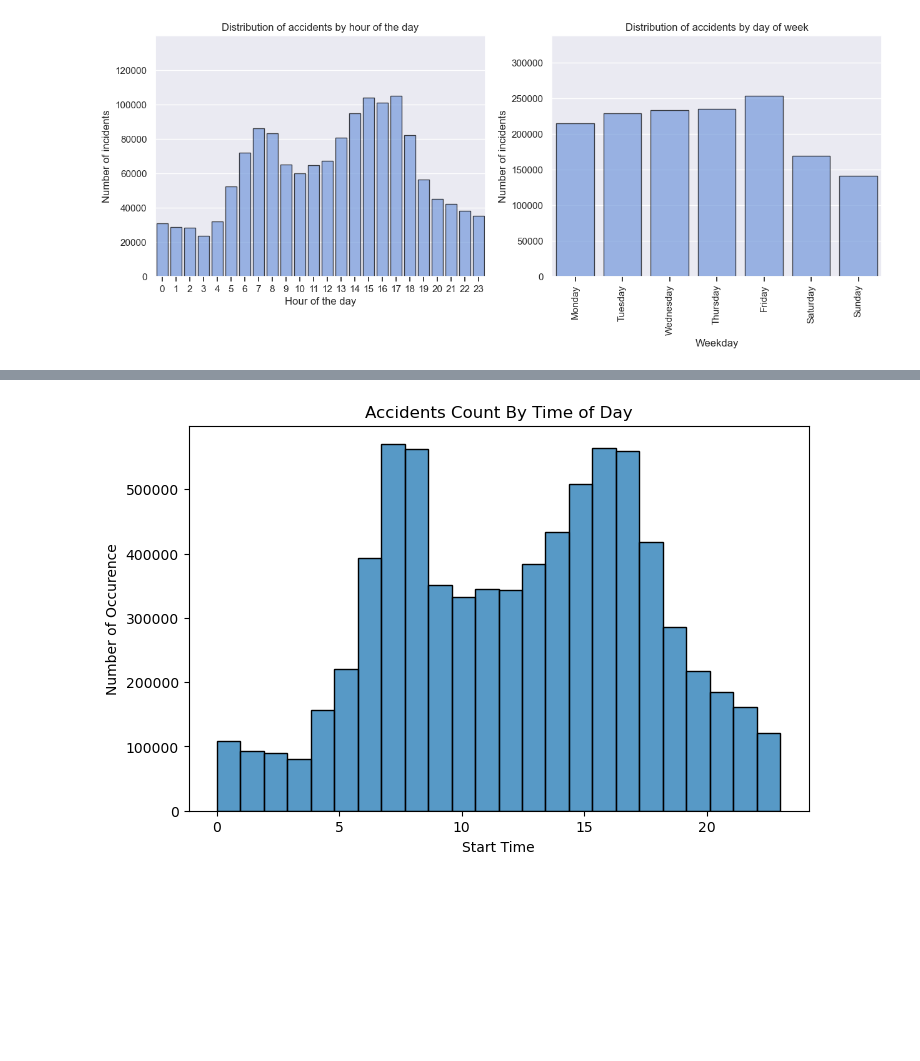
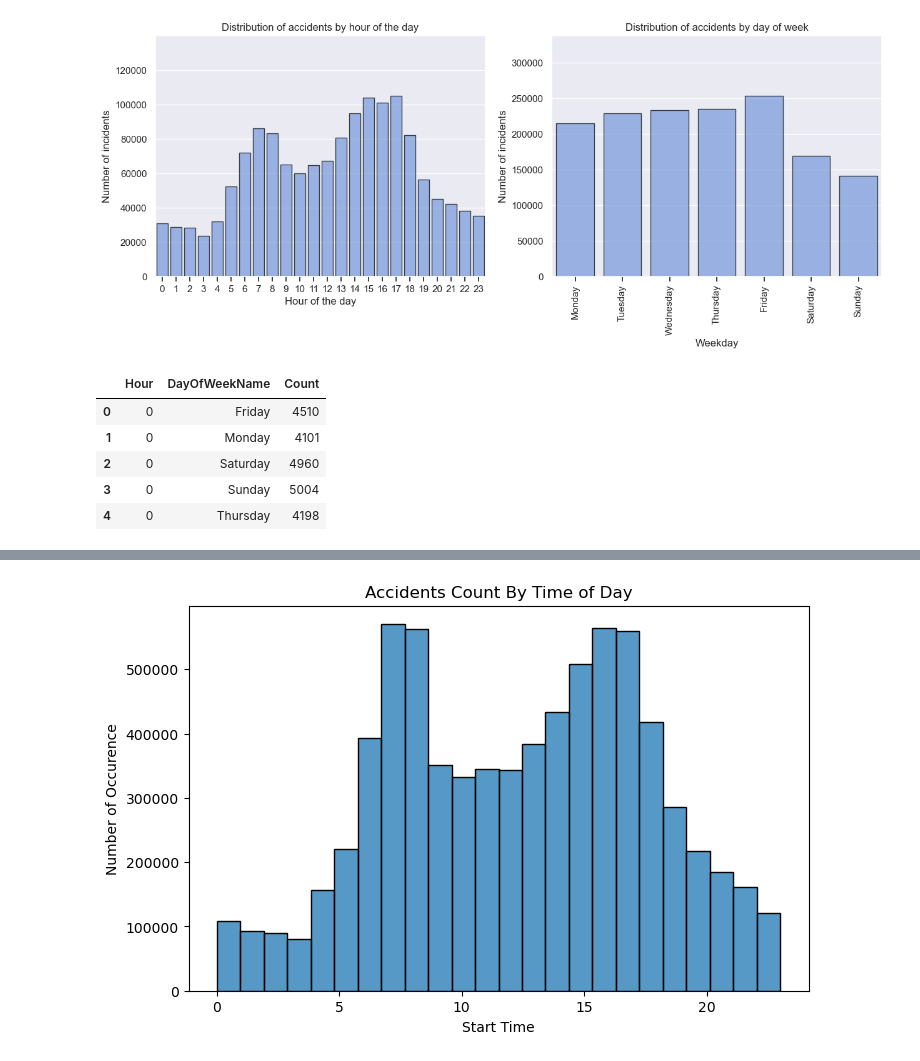
Before and after one commit to MKorona1/social_data_final_project, a Jupyter notebook: final_notebook/explainer_notebook.ipynb, the cells around one changed output, grey strips where cells are left out. Drawn from its saved outputs; the diff is of its cells as text; code cells hidden in the pictures; blank space fills up the shorter version.

```diff
--- a/final_notebook/explainer_notebook.ipynb
+++ b/final_notebook/explainer_notebook.ipynb
@@ -377,3 +389,13 @@ ax.set_title("Distribution of accidents by day of week")
 plt.show()
 # %% [output]
 [figure]
+# %%
+grouped_data = df_cal.groupby(["Hour", "DayOfWeekName"])['ID'].count().reset_index(name="Count")
+grouped_data.head()
+# %% [output]
+|  | Hour | DayOfWeekName | Count |
+| 0 | 0 | Friday | 4510 |
+| 1 | 0 | Monday | 4101 |
+| 2 | 0 | Saturday | 4960 |
+| 3 | 0 | Sunday | 5004 |
+| 4 | 0 | Thursday | 4198 |
```
Also changed, not shown: parts of 10 cells of this notebook, 2 other files.
